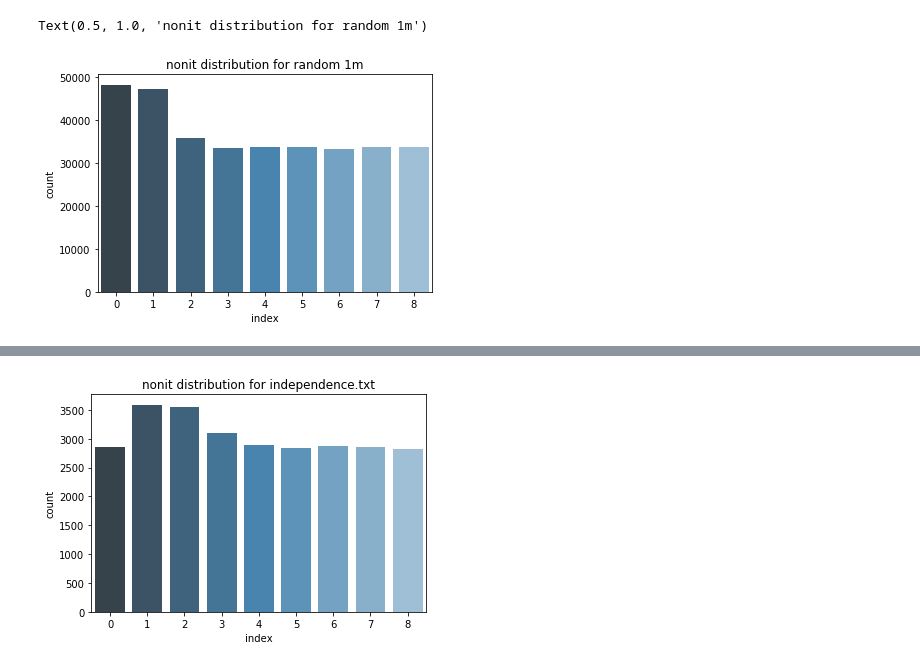
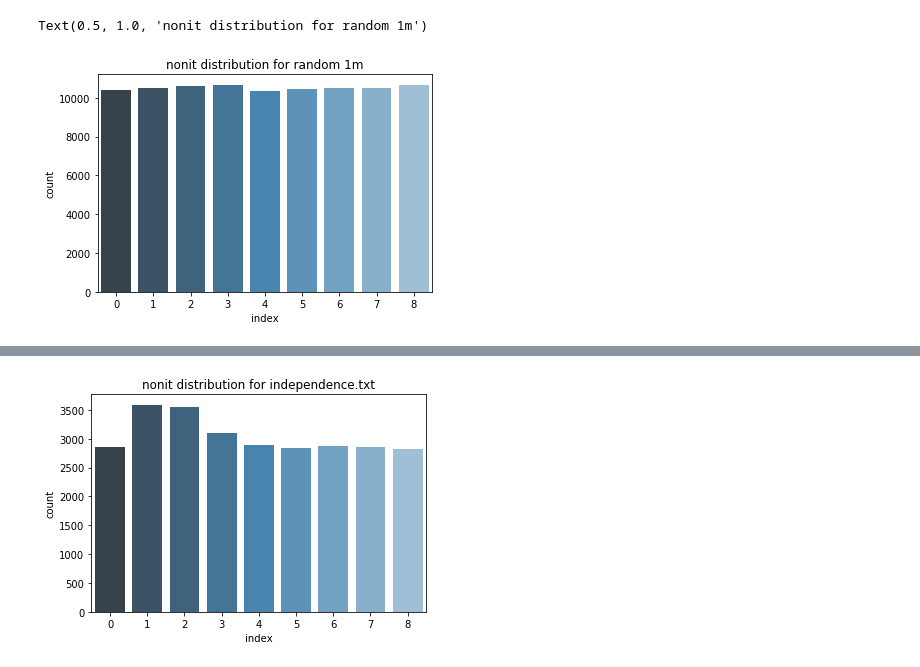
Before and after one commit to trisha2772/modulation, a Jupyter notebook: A New Nonit and Sexit Modulation .ipynb, the cells around one changed output, grey strips where cells are left out. Saved outputs shown, nothing was run; the diff lists cells and outputs as text; code cells hidden in the pictures.

Commit message:
Add files via upload
Added codon modulation and fixed random binary generator

```diff
--- a/A New Nonit and Sexit Modulation .ipynb
+++ b/A New Nonit and Sexit Modulation .ipynb
@@ -114,6 +115,35 @@ def getNonits(binList):
     return (list(map(bitstoNonits, binList)))
 # %%
 #Step 2: Get DNA Sequence from Nonits
+#codon-inspired modulation
+def codonModulation(trits):
+    codonDict = {
+    "00": ["GAC", "GAG", "ATT", "ATG"],
+    "01": ["GCT", "GCG", "GCA", "CTC"],
+    "02": ["GAT", "GTA", "GTG", "CTG"],
+    "10": ["CTA", "CAT", "CAC", "GTC"],
+    "11": ["CAG", "CGC", "CGT", "TAT"],
+    "12": ["TGA", "TGT", "TGC", "CGA"],
+    "20": ["TAC", "TAG", "TCG", "AGA"],
+    "21": ["ACT", "AGT", "AGC", "TCA"],
+    "22": ["ACG", "ACT", "ACA", "TCT"]
+    }
+    seq = ""
+    for i in range(0, len(trits)-1, 2):
+        rand = random.randint(0, 3)
+        codonList = codonDict[str(trits[i]) + str(trits[i+1])]
+        codon = codonList[rand]
+        if seq:
+            if seq[-1] is codon[0]:
+                codon = codonList[-1]
+        seq += codon
+    return seq
+
+def str2DNA_codon(binFun, input):
+    seqList = (list(map(codonModulation, getTrits(binFun(input)))))
+    return seqList
+
+
 #from modulation 1 (not tweaked)
 def newModulation(trits):
     newModDict = {
@@ -288,23 +318,28 @@ data = []
 #original modulation
 data.append(getInfoIndex('orig', 'hello world', getExtensionLengths, getBinaryList('hello world'), str2DNA(getBinaryList, 'hello world')))
 data.append(getInfoIndex('orig', 'indpendence.txt', getExtensionLengths, getBinaryfromFile('indpendence.txt'), str2DNA(getBinaryfromFile, 'indpendence.txt')))
-data.append(getInfoIndex('orig', 'random 10k', getExtensionLengths, randomBinaryGenerator(10000, 12), list(map(trits2DNA, getTrits(randomBinaryGenerator(10000, 12))))))
+data.append(getInfoIndex('orig', 'random 10k', getExtensionLengths, randomBinaryGenerator(10000), list(map(trits2DNA, getTrits(randomBinaryGenerator(10000))))))
 
 #nonit modulation
 data.append(getInfoIndex('nonit', 'hello world', getExtensionLengths, getBitList('hello world'), str2DNA_nonits(getBitList, 'hello world')))
 data.append(getInfoIndex('nonit', 'indpendence.txt', getExtensionLengths, getBinaryfromFile2('indpendence.txt'), str2DNA_nonits(getBinaryfromFile2, 'indpendence.txt')))
-data.append(getInfoIndex('nonit', 'random 10k', getExtensionLengths, randomBinaryGenerator(10000, 36), list(map(nonits2DNA, getNonits(randomBinaryGenerator(10000, 36))))))
+data.append(getInfoIndex('nonit', 'random 10k', getExtensionLengths, randomBinaryGenerator(10000), list(map(nonits2DNA, getNonits(randomBinaryGenerator(10000))))))
 
 #c-->x minimizing modulation
 data.append(getInfoIndex('c->x minimizing', 'hello world', getExtensionLengths2, getBinaryList('hello world'), str2DNA2(getBinaryList, 'hello world')))
 data.append(getInfoIndex('c->x minimizing', 'indpendence.txt', getExtensionLengths2, getBinaryfromFile('indpendence.txt'), str2DNA2(getBinaryfromFile, 'indpendence.txt')))
-data.append(getInfoIndex('c->x minimizing', 'random 10k', getExtensionLengths2, randomBinaryGenerator(10000, 12), list(map(trits2DNA, getTrits(randomBinaryGenerator(10000, 12))))))
+data.append(getInfoIndex('c->x minimizing', 'random 10k', getExtensionLengths2, randomBinaryGenerator(10000), list(map(trits2DNA, getTrits(randomBinaryGenerator(10000))))))
 
 #sexit modulation
-data.append(getInfoIndex('sexit', 'random 10k', getExtensionLengths, randomBinaryGenerator(10000, 36), list(map(sexits2DNA, getSexits(randomBinaryGenerator(10000, 36))))))
+data.append(getInfoIndex('sexit', 'random 10k', getExtensionLengths, randomBinaryGenerator(10000), list(map(sexits2DNA, getSexits(randomBinaryGenerator(10000))))))
 data.append(getInfoIndex('sexit', 'indpendence.txt', getExtensionLengths, getBinaryfromFile2('indpendence.txt'), str2DNA_sexits(getBinaryfromFile2, 'indpendence.txt')))
 data.append(getInfoIndex('sexit', 'hello world', getExtensionLengths, getBitList('hello world'), str2DNA_sexits(getBitList, 'hello world')))
 
+#codon modulation
+data.append(getInfoIndex('codon', 'hello world', getExtensionLengths2, getBinaryList('hello world'), str2DNA_codon(getBinaryList, 'hello world')))
+data.append(getInfoIndex('codon', 'indpendence.txt', getExtensionLengths2, getBinaryfromFile('indpendence.txt'), str2DNA_codon(getBinaryfromFile, 'indpendence.txt')))
+data.append(getInfoIndex('codon', 'random 10k', getExtensionLengths2, randomBinaryGenerator(10000), list(map(codonModulation, getTrits(randomBinaryGenerator(10000))))))
+
 df = pd.DataFrame(data, columns = ['mod', 'data', 'bits/nt', 'total bits', 'total dNTPS', 'GC Content'])
 # %%
 #creating figures
@@ -392,17 +428,17 @@ def getbaseNumDistribution(intList):
 # %%
 #Question: why is the nonit modulation performing better than original for independence.txt but not random binary generator?
 #identifying any trends in random binary generator
-rbmil = randomBinaryGenerator(1000000, 36)
+rbmil = randomBinaryGenerator(300000)
 #looking at the distribution of nonits
 df3 = getbaseNumDistribution(getNonits(rbmil))
 
 #there is a bias towards 0 and 1s in the nonit
 plt.show()
 ax = sns.barplot(x ="index", y = "count", data = df3, palette="Blues_d")
 ax.set_title("nonit distribution for random 1m")
 # %% [output]
 Text(0.5, 1.0, 'nonit distribution for random 1m')
-[figure, old version]
+[figure, new version]
 # %%
 #nonit modulation: looking at distribution of transitions
 seqList_nonit = list(map(nonits2DNA, getNonits(rbmil)))
```
Also changed, not shown: parts of 11 cells of this notebook.
